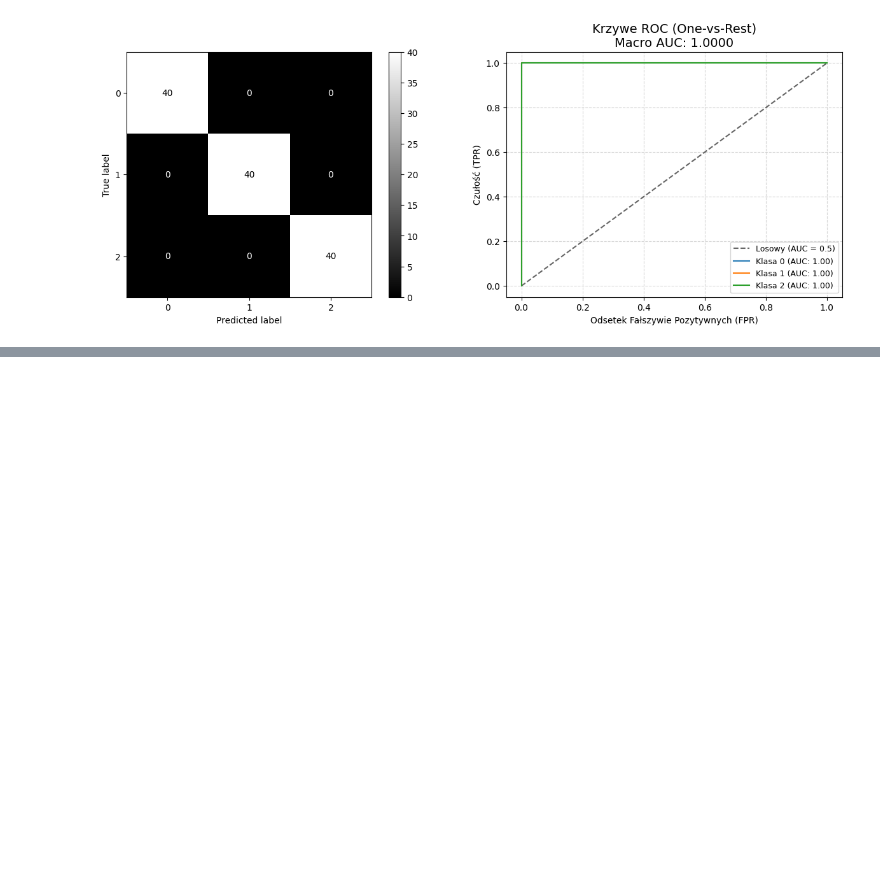
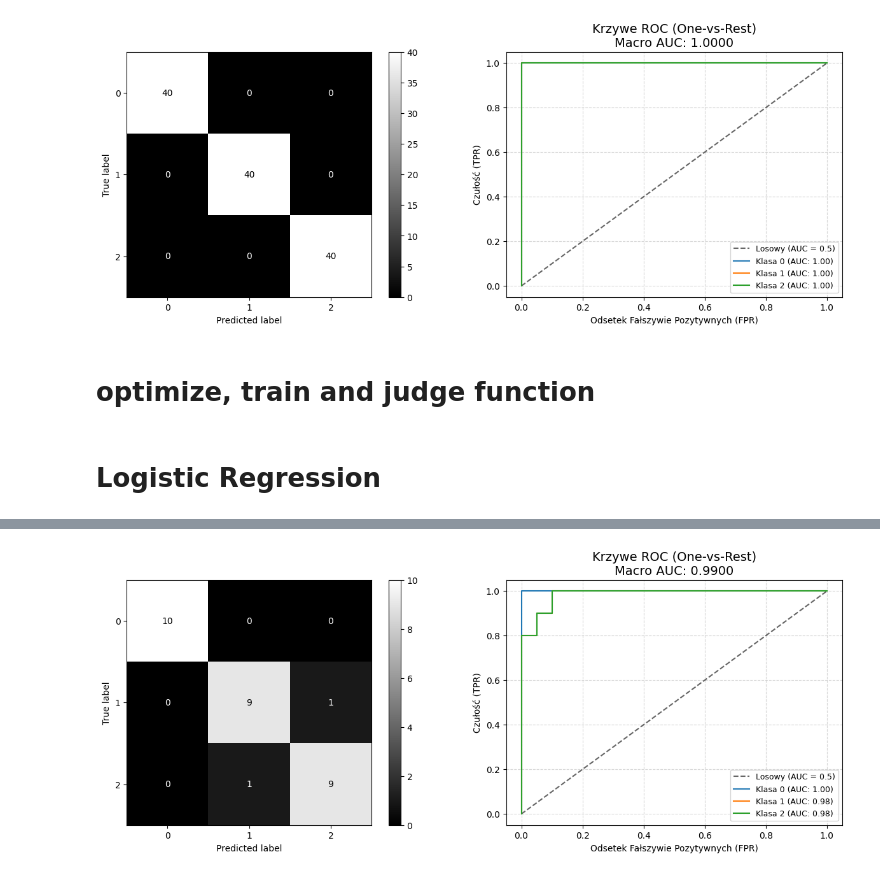
Before and after one commit to xXKeNdAmAmAsTeRXx/Machine-Learning-Tasks, a Jupyter notebook: Classification/iris_testing.ipynb, the cells around one changed output, grey strips where cells are left out. Drawn from its saved outputs; the diff is of its cells as text; code cells hidden in the pictures; blank space fills up the shorter version.

Commit message:
Logistic regression Iris

```diff
--- a/Classification/iris_testing.ipynb
+++ b/Classification/iris_testing.ipynb
@@ -124,3 +124,5 @@ weighted avg       1.00      1.00      1.00       120
 
 roc_area_macro=1.0
 [figure]
+# %% [markdown]
+# optimize, train and judge function
@@ -126,0 +171,27 @@ roc_area_macro=1.0
+# %% [markdown]
+# Logistic Regression
+# %%
+from sklearn.model_selection import StratifiedKFold, cross_val_score
+from sklearn.linear_model import LogisticRegression
+
+def objective_logistic(trial):
+    ## Features Selector
+    n_features_to_select = trial.suggest_int('features_selector__n_features_to_select', 1, 4)
+
+    ## Classifier
+    C = trial.suggest_float('classifier__C', 1e-3, 1e2, log=True)
+    solver = trial.suggest_categorical('classifier__solver', ['lbfgs', 'liblinear', 'saga'])
+    max_iter = trial.suggest_int('classifier__max_iter', 100, 200)
+
+
+    pipe = Pipeline([('scaler', StandardScaler()),('features_selector', RFE(estimator=DecisionTreeClassifier(), n_features_to_select=n_features_to_select)) ,
+                     ('classifier', LogisticRegression(C=C, solver=solver, max_iter=max_iter))])
+    pipe.fit(x_train, y_train)
+    cv = StratifiedKFold(n_splits=5, shuffle=True, random_state=42)
+    score = cross_val_score(pipe, x_train, y_train, cv=cv, scoring= 'neg_mean_squared_error').mean()
+
+    return score
+
+
+logistic_model = optimize_train_and_judge(LogisticRegression, objective_logistic, trails=10)
+# %% [output]
@@ -126,0 +216 @@ roc_area_macro=1.0
+[figure, added]
```
Also changed, not shown: parts of 2 cells of this notebook.
